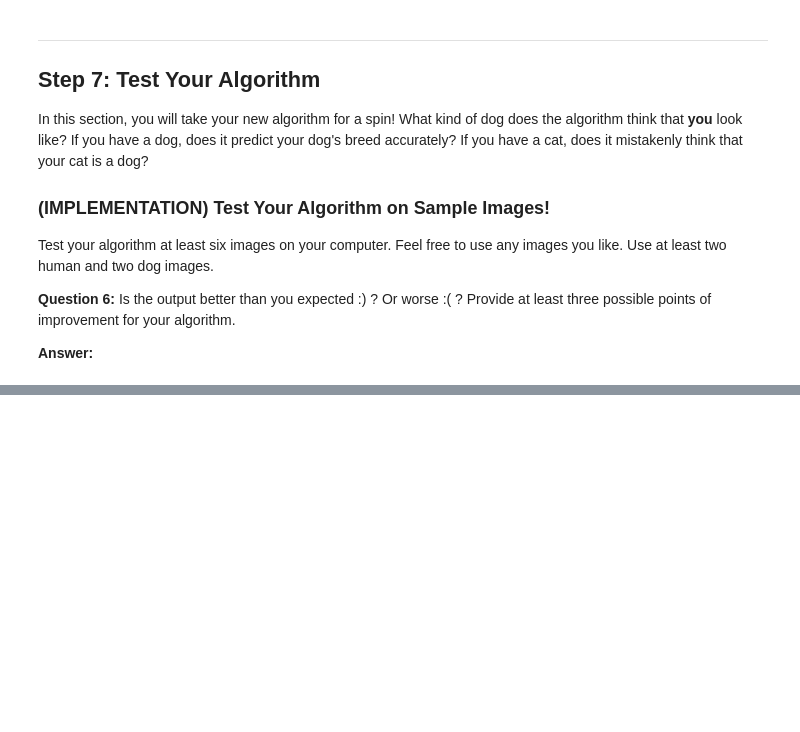
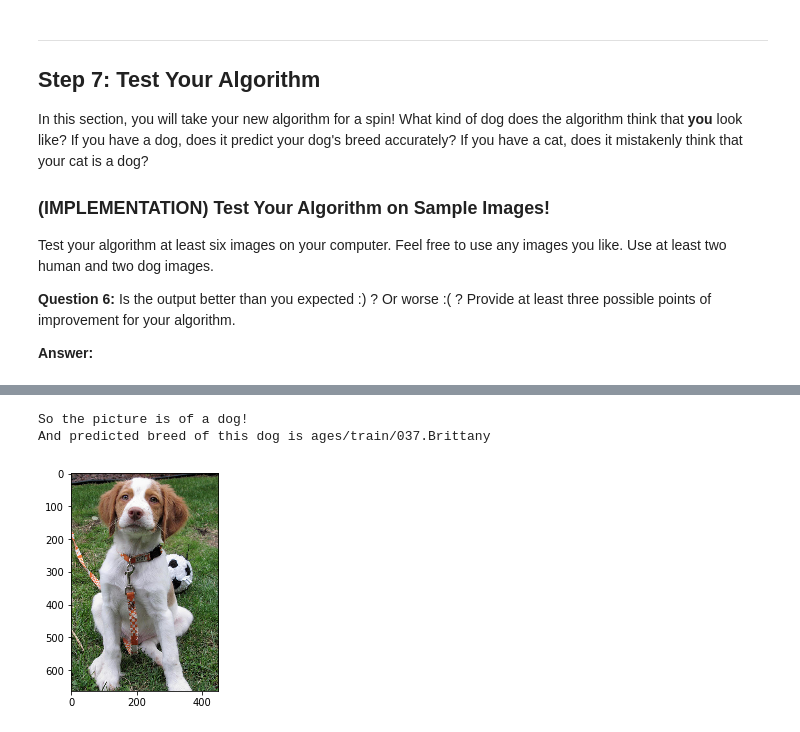
Before and after one commit to ShuangyuandData/DogBreedClassifierNeuralNetwork, a Jupyter notebook: dog_app.ipynb, the cells around one changed output, grey strips where cells are left out. Drawn from its saved outputs; the diff is of its cells as text; code cells hidden in the pictures; blank space fills up the shorter version.

```diff
--- a/dog_app.ipynb
+++ b/dog_app.ipynb
@@ -635,0 +819,6 @@ __Answer:__
+# %%
+predict_breed('images/Brittany_02625.jpg')
+# %% [output]
+So the picture is of a dog!
+And predicted breed of this dog is ages/train/037.Brittany
+[figure, added]
```
Also changed, not shown: parts of 23 cells of this notebook.
